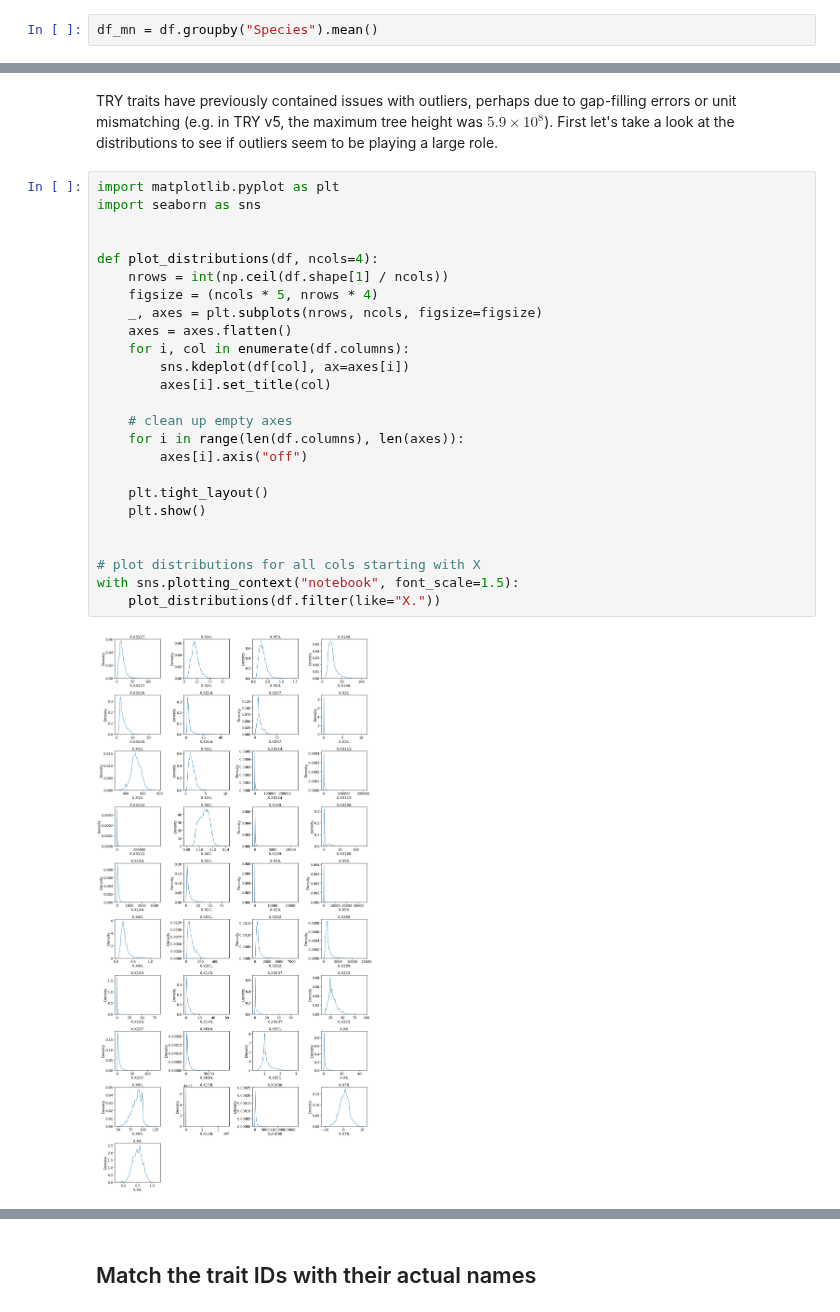
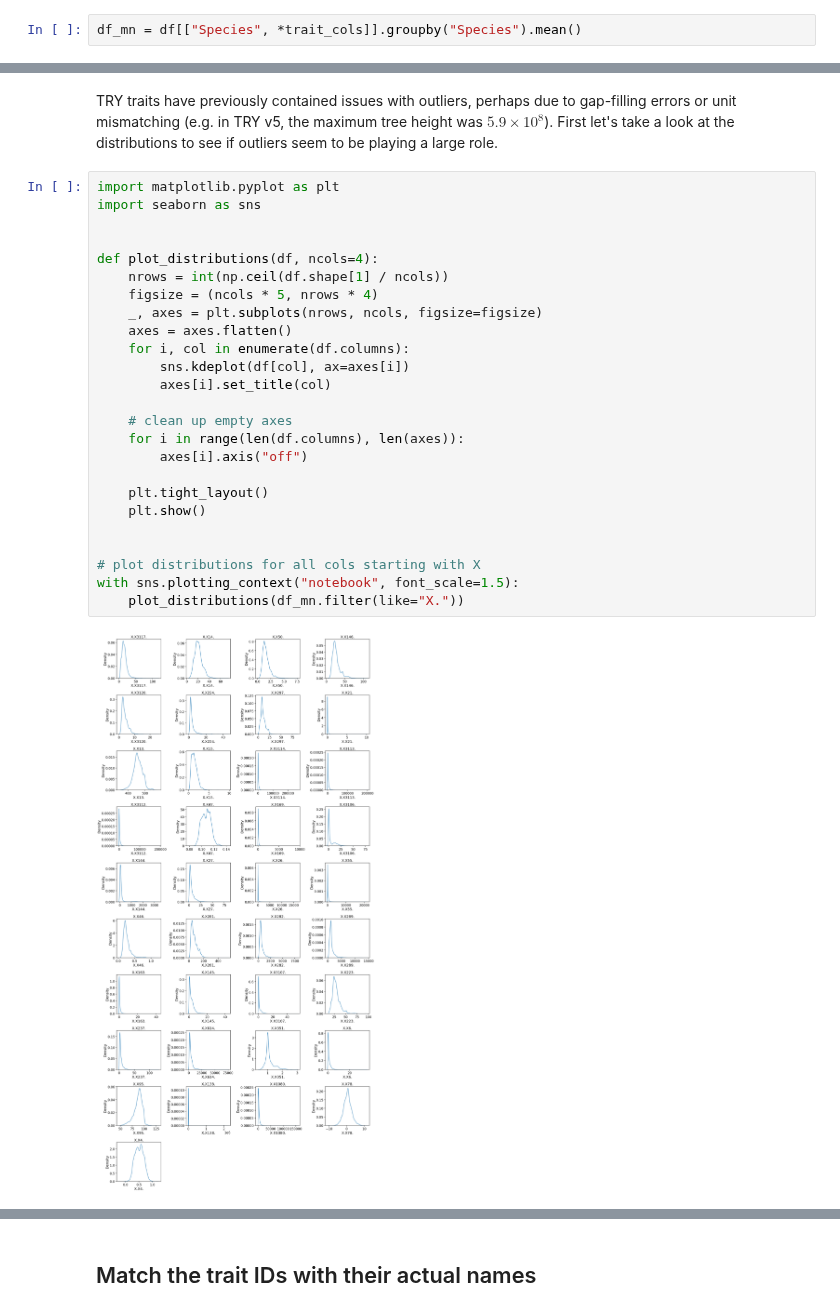
Before and after one commit to GeoSense-Freiburg/cit-sci-traits, a Jupyter notebook: notebooks/0-1_global_trait_data/0-1-3-1_explore_TRY6.ipynb, the cells around one changed output, grey strips where cells are left out. Cells and saved outputs as stored; diff of their text form.

```diff
--- a/notebooks/0-1_global_trait_data/0-1-3-1_explore_TRY6.ipynb
+++ b/notebooks/0-1_global_trait_data/0-1-3-1_explore_TRY6.ipynb
@@ -141,7 +141,7 @@ Given that a major limitation in linking trait values with GBIF and sPlot is tha
 # %% [markdown]
 ## Reduce the trait data to species means
 # %%
-df_mn = df.groupby("Species").mean()
+df_mn = df[["Species", *trait_cols]].groupby("Species").mean()
 # %% [markdown]
 ## Filter outliers and log-transform long-tailed traits
 # %% [markdown]
@@ -149,28 +149,28 @@ TRY traits have previously contained issues with outliers, perhaps due to gap-fi
 # %%
 import matplotlib.pyplot as plt
 import seaborn as sns
 
 
 def plot_distributions(df, ncols=4):
     nrows = int(np.ceil(df.shape[1] / ncols))
     figsize = (ncols * 5, nrows * 4)
     _, axes = plt.subplots(nrows, ncols, figsize=figsize)
     axes = axes.flatten()
     for i, col in enumerate(df.columns):
         sns.kdeplot(df[col], ax=axes[i])
         axes[i].set_title(col)
 
     # clean up empty axes
     for i in range(len(df.columns), len(axes)):
         axes[i].axis("off")
 
     plt.tight_layout()
     plt.show()
 
 
 # plot distributions for all cols starting with X
 with sns.plotting_context("notebook", font_scale=1.5):
-    plot_distributions(df.filter(like="X."))
+    plot_distributions(df_mn.filter(like="X."))
 # %% [output]
-[figure, old version]
+[figure, new version]
 # %% [markdown]
```
Also changed, not shown: parts of 8 cells of this notebook, 6 other files.
